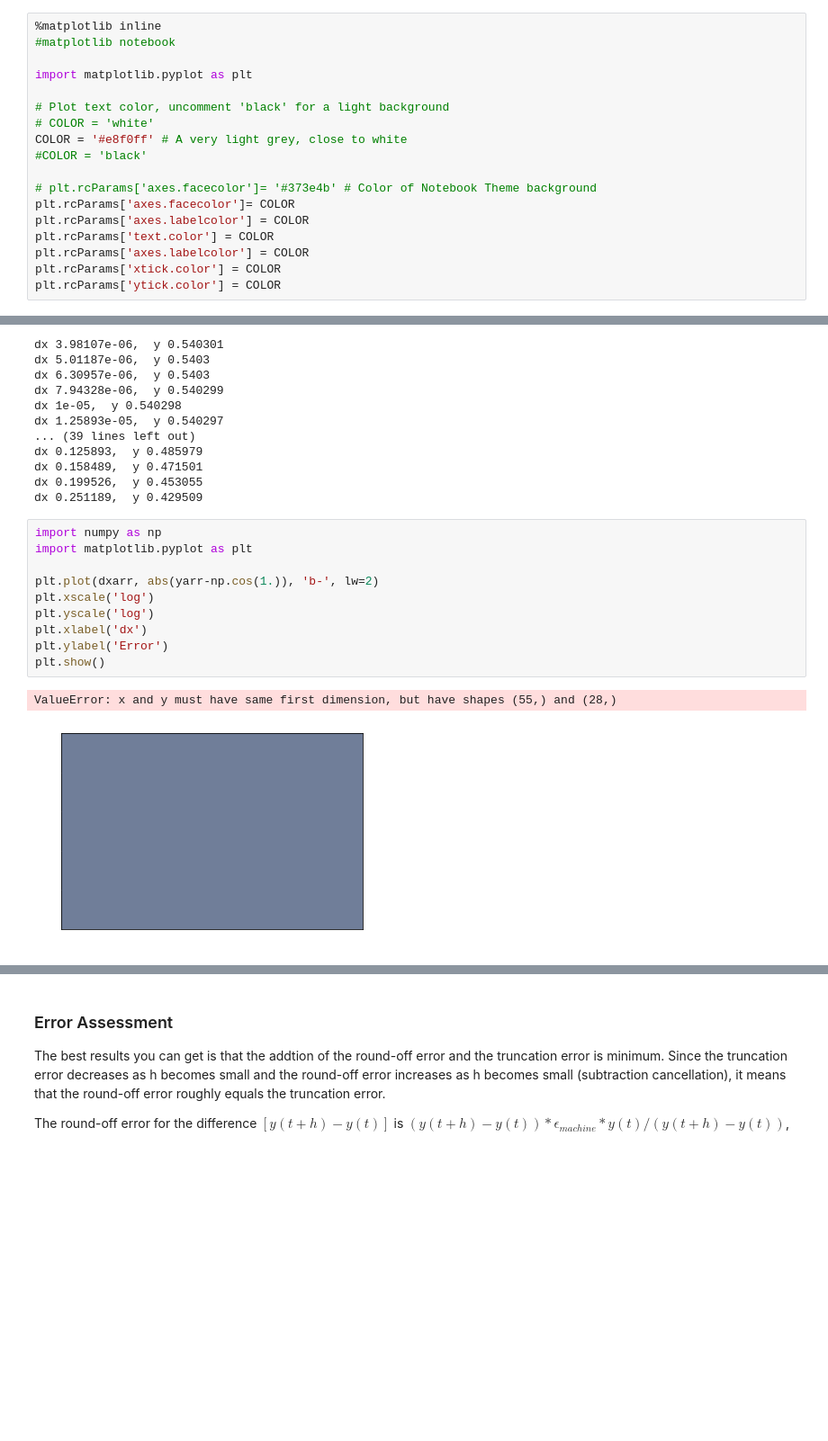
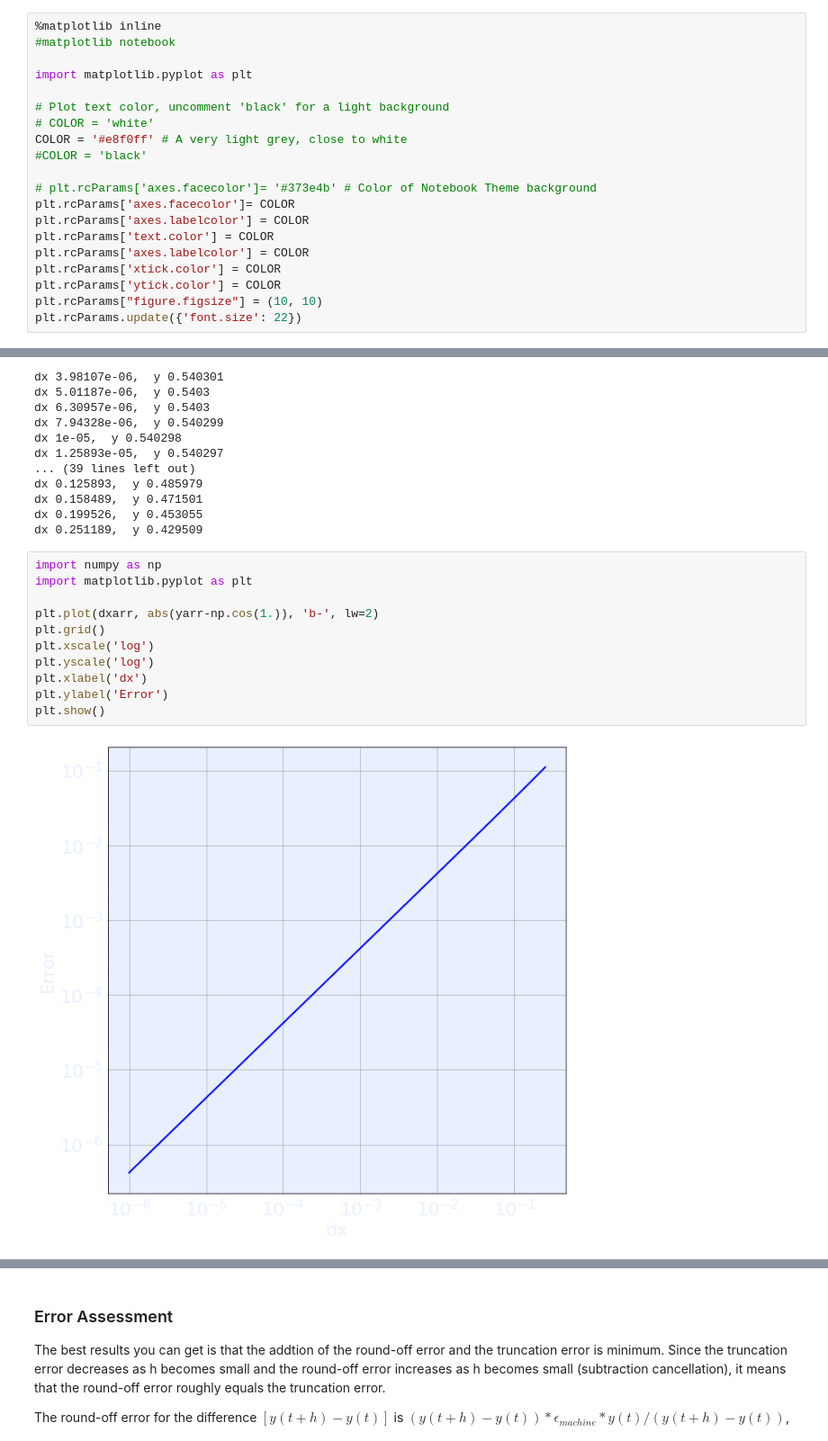
Before and after one commit to RASchauer/computational-physics-class-404-604-Spring-2021, a Jupyter notebook: Lect4-pre.ipynb, the cells around one changed output, grey strips where cells are left out. Shown: that part at 90% size. Drawn from its saved outputs; the diff is of its cells as text; blank space fills up the shorter version.

```diff
--- a/Lect4-pre.ipynb
+++ b/Lect4-pre.ipynb
@@ -16,6 +16,8 @@ plt.rcParams['text.color'] = COLOR
 plt.rcParams['axes.labelcolor'] = COLOR
 plt.rcParams['xtick.color'] = COLOR
 plt.rcParams['ytick.color'] = COLOR
+plt.rcParams["figure.figsize"] = (10, 10)
+plt.rcParams.update({'font.size': 22})
 # %% [markdown]
 # Physics 404/604
 
@@ -164,16 +169,16 @@ dx 0.251189,  y 0.429509
 # %%
 import numpy as np
 import matplotlib.pyplot as plt
 
 plt.plot(dxarr, abs(yarr-np.cos(1.)), 'b-', lw=2)
+plt.grid()
 plt.xscale('log')
 plt.yscale('log')
 plt.xlabel('dx')
 plt.ylabel('Error')
 plt.show()
 # %% [output]
-ValueError: x and y must have same first dimension, but have shapes (55,) and (28,)
-[figure, old version]
+[figure, new version]
 # %%
 import numpy as np
 import matplotlib.pyplot as plt
```
Also changed, not shown: parts of 6 cells of this notebook.
